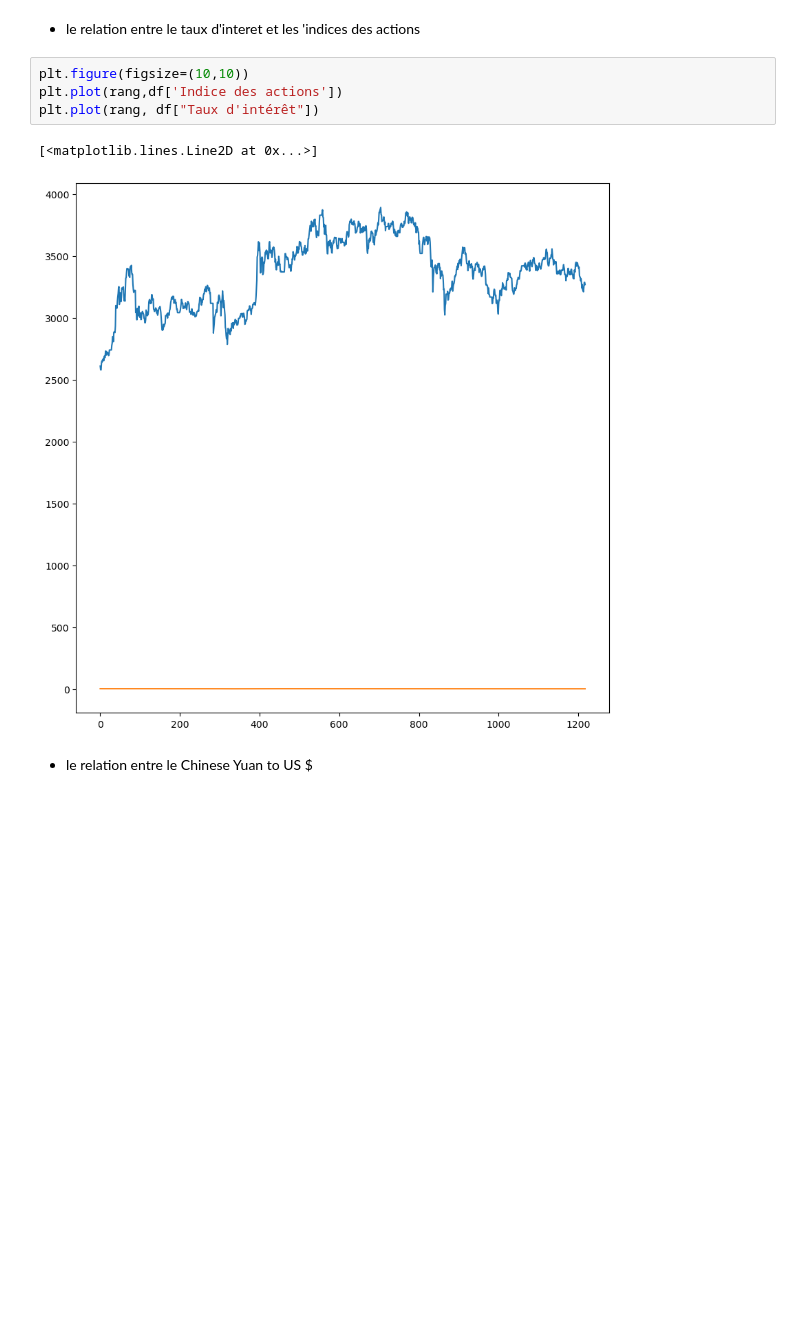
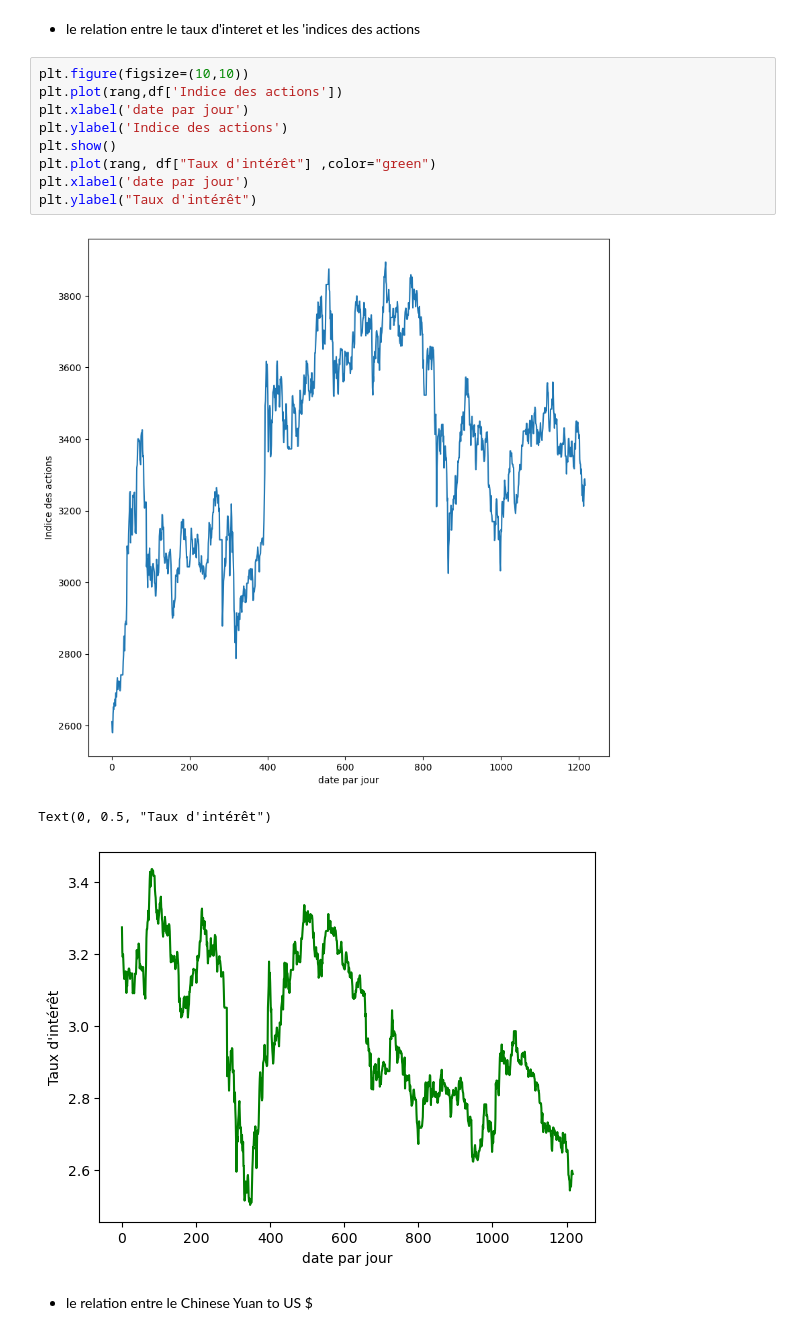
Before and after one commit to samaalibassem123/My-first-Hackathon, a Jupyter notebook: main.ipynb, the cells around one changed output. Saved outputs shown, nothing was run; the diff lists cells and outputs as text; blank space fills up the shorter version.

```diff
--- a/main.ipynb
+++ b/main.ipynb
@@ -196,10 +198,16 @@ plt.plot(rang, df['Prix du pétrole'])
 # %%
 plt.figure(figsize=(10,10))
 plt.plot(rang,df['Indice des actions'])
-plt.plot(rang, df["Taux d'intérêt"])
+plt.xlabel('date par jour')
+plt.ylabel('Indice des actions')
+plt.show()
+plt.plot(rang, df["Taux d'intérêt"] ,color="green")
+plt.xlabel('date par jour')
+plt.ylabel("Taux d'intérêt")
 # %% [output]
+[figure, new version]
-[<matplotlib.lines.Line2D at 0x...>]
+Text(0, 0.5, "Taux d'intérêt")
-[figure, old version]
+[figure, added]
 # %% [markdown]
 * le relation entre le Chinese Yuan to US $
 # %%
```
Also changed, not shown: parts of 1 cell of this notebook.
